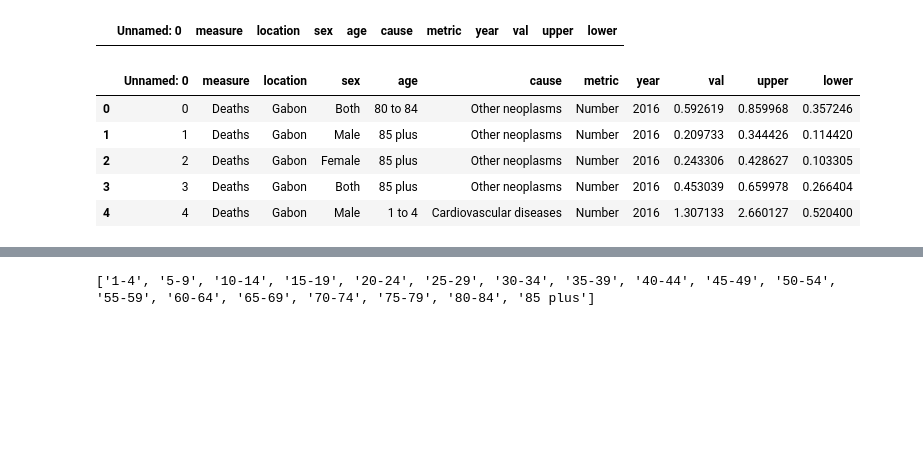
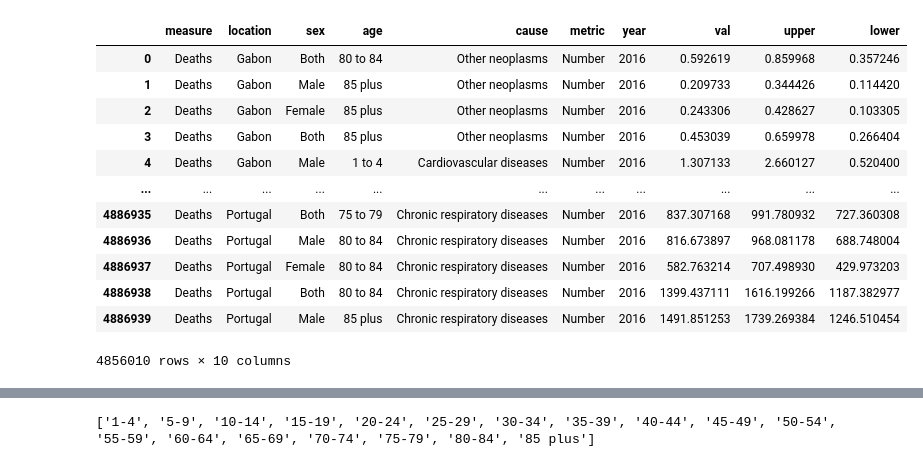
Before and after one commit to 1-1is0/air_pollution_effect, a Jupyter notebook: q4.ipynb, the cells around one changed output, grey strips where cells are left out. Drawn from its saved outputs; the diff is of its cells as text; code cells hidden in the pictures; blank space fills up the shorter version.

```diff
--- a/q4.ipynb
+++ b/q4.ipynb
@@ -5,7 +10,3 @@ import matplotlib.pyplot as plt
 # %%
 csv_file_path = "./dataset/all/IHME-GDB-Deaths.csv"
 df = pd.read_csv(csv_file_path)
-# %%
-df[df.age=="All Ages"]
-# %% [output]
-|  | Unnamed: 0 | measure | location | sex | age | cause | metric | year | val | upper | lower |
@@ -14,9 +13,16 @@ df.to_csv(csv_file_path)
-# %%
-df.head()
-# %% [output]
-|  | Unnamed: 0 | measure | location | sex | age | cause | metric | year | val | upper | lower |
-| 0 | 0 | Deaths | Gabon | Both | 80 to 84 | Other neoplasms | Number | 2016 | 0.592619 | 0.859968 | 0.357246 |
-| 1 | 1 | Deaths | Gabon | Male | 85 plus | Other neoplasms | Number | 2016 | 0.209733 | 0.344426 | 0.114420 |
-| 2 | 2 | Deaths | Gabon | Female | 85 plus | Other neoplasms | Number | 2016 | 0.243306 | 0.428627 | 0.103305 |
-| 3 | 3 | Deaths | Gabon | Both | 85 plus | Other neoplasms | Number | 2016 | 0.453039 | 0.659978 | 0.266404 |
-| 4 | 4 | Deaths | Gabon | Male | 1 to 4 | Cardiovascular diseases | Number | 2016 | 1.307133 | 2.660127 | 0.520400 |
+# %%
+df[df.location!="Global"]
+# %% [output]
+|  | measure | location | sex | age | cause | metric | year | val | upper | lower |
+| 0 | Deaths | Gabon | Both | 80 to 84 | Other neoplasms | Number | 2016 | 0.592619 | 0.859968 | 0.357246 |
+| 1 | Deaths | Gabon | Male | 85 plus | Other neoplasms | Number | 2016 | 0.209733 | 0.344426 | 0.114420 |
+| 2 | Deaths | Gabon | Female | 85 plus | Other neoplasms | Number | 2016 | 0.243306 | 0.428627 | 0.103305 |
+| 3 | Deaths | Gabon | Both | 85 plus | Other neoplasms | Number | 2016 | 0.453039 | 0.659978 | 0.266404 |
+| 4 | Deaths | Gabon | Male | 1 to 4 | Cardiovascular diseases | Number | 2016 | 1.307133 | 2.660127 | 0.520400 |
+| ... | ... | ... | ... | ... | ... | ... | ... | ... | ... | ... |
+| 4886935 | Deaths | Portugal | Both | 75 to 79 | Chronic respiratory diseases | Number | 2016 | 837.307168 | 991.780932 | 727.360308 |
+| 4886936 | Deaths | Portugal | Male | 80 to 84 | Chronic respiratory diseases | Number | 2016 | 816.673897 | 968.081178 | 688.748004 |
+| 4886937 | Deaths | Portugal | Female | 80 to 84 | Chronic respiratory diseases | Number | 2016 | 582.763214 | 707.498930 | 429.973203 |
+| 4886938 | Deaths | Portugal | Both | 80 to 84 | Chronic respiratory diseases | Number | 2016 | 1399.437111 | 1616.199266 | 1187.382977 |
+| 4886939 | Deaths | Portugal | Male | 85 plus | Chronic respiratory diseases | Number | 2016 | 1491.851253 | 1739.269384 | 1246.510454 |
+4856010 rows × 10 columns
```
Also changed, not shown: parts of 26 cells of this notebook.
